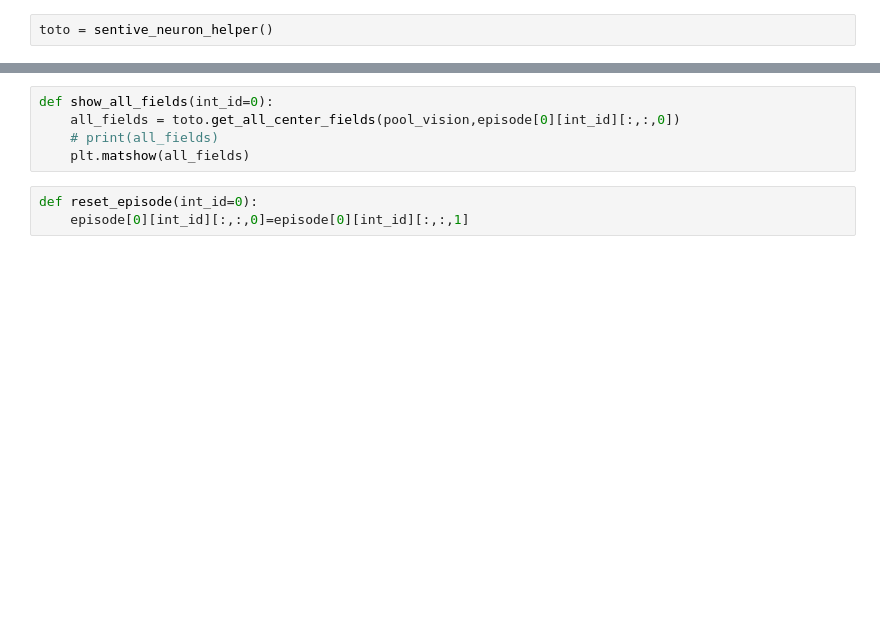
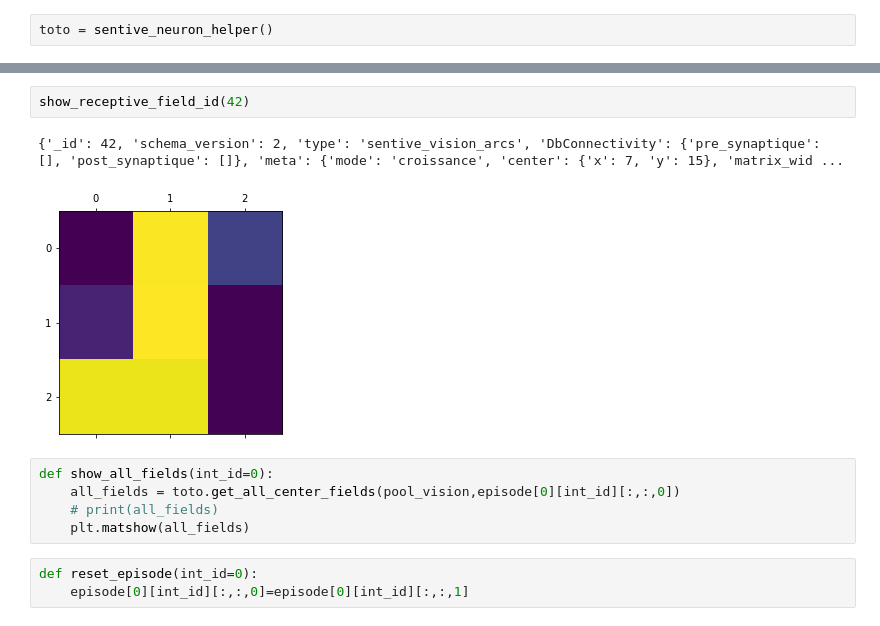
Before and after one commit to oliviermanette/metadl, a Jupyter notebook: starting_kit/sandbox_flod.ipynb, the cells around one changed output, grey strips where cells are left out. Drawn from its saved outputs; the diff is of its cells as text; blank space fills up the shorter version.

```diff
--- a/starting_kit/sandbox_flod.ipynb
+++ b/starting_kit/sandbox_flod.ipynb
@@ -695,3 +706,8 @@ show_receptive_field_id(164)
+# %%
+show_receptive_field_id(42)
+# %% [output]
+{'_id': 42, 'schema_version': 2, 'type': 'sentive_vision_arcs', 'DbConnectivity': {'pre_synaptique': [], 'post_synaptique': []}, 'meta': {'mode': 'croissance', 'center': {'x': 7, 'y': 15}, 'matrix_wid ...
+[figure, added]
 # %%
 def show_all_fields(int_id=0):
     all_fields = toto.get_all_center_fields(pool_vision,episode[0][int_id][:,:,0])
```
Also changed, not shown: parts of 7 cells of this notebook.
